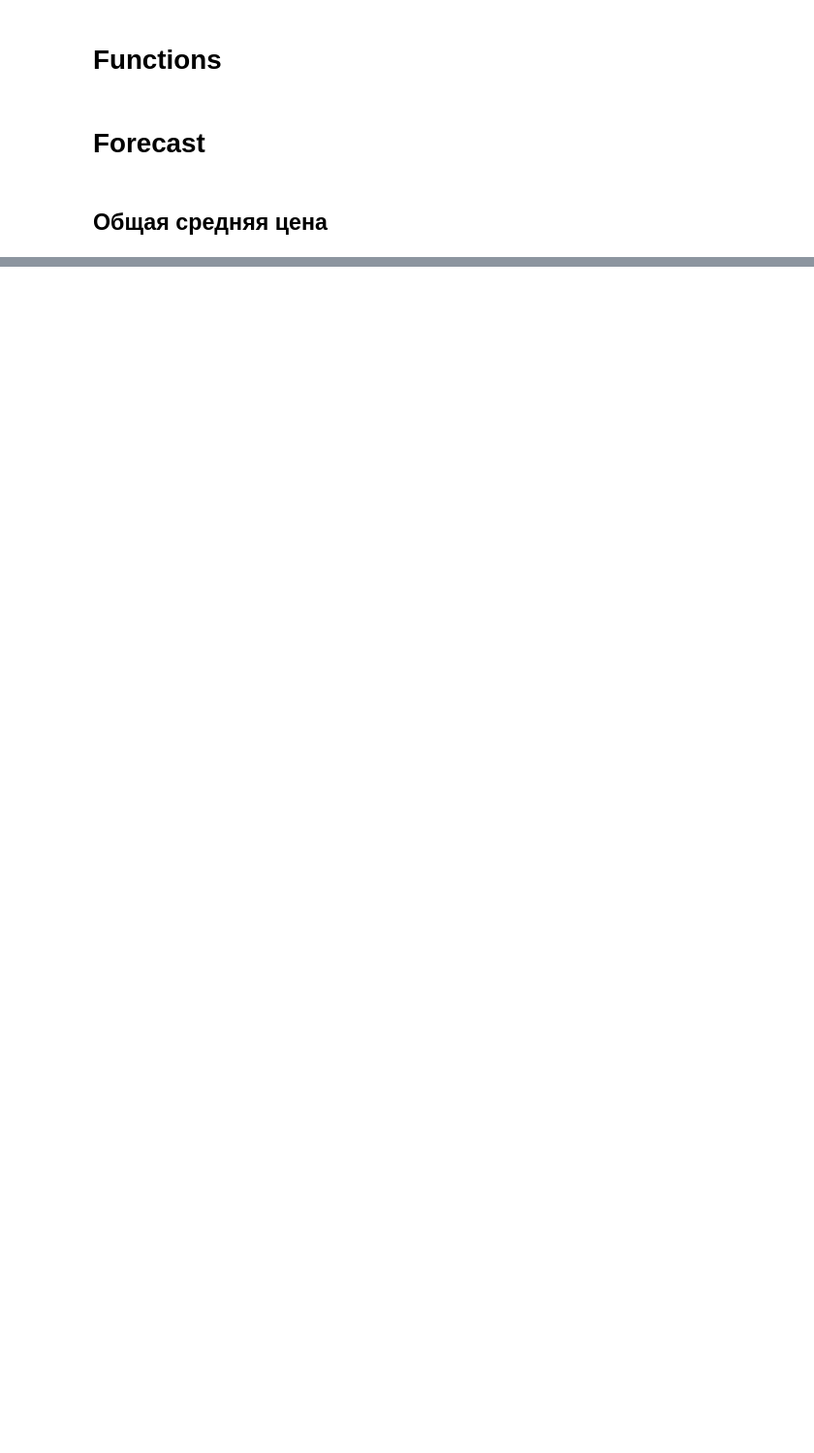
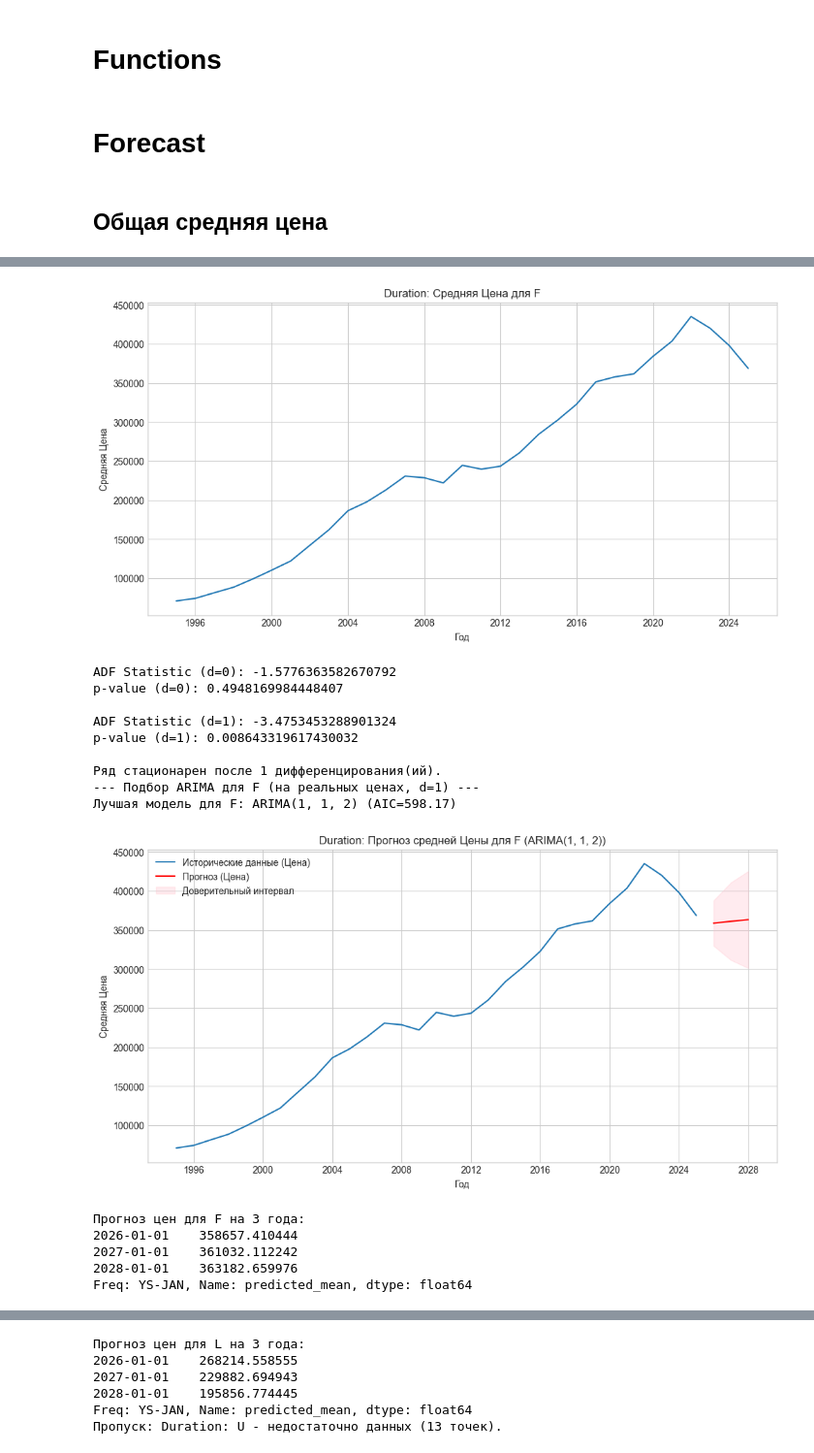
Before and after one commit to 1337Tema/HM-Land-Registry-ML-EDA-ARIMA-Geospatial, a Jupyter notebook: ARIMA.ipynb, the cells around one changed output, grey strips where cells are left out. Shown at 97% size. Saved outputs shown, nothing was run; the diff lists cells and outputs as text; code cells hidden in the pictures; blank space fills up the shorter version.

```diff
--- a/ARIMA.ipynb
+++ b/ARIMA.ipynb
@@ -122,0 +329,22 @@ KeyError: 'Column not found: log_price'
+# %%
+duration_types = df_ts['duration'].dropna().unique()
+for dur_type in duration_types:
+    series_dur_actual = prepare_timeseries(df_ts, 'duration', dur_type)
+    df_results = plot_arima_forecast_statsmodels(series_dur_actual, f"{dur_type}", df_results, n_periods=N_FORECAST_YEARS, title_prefix="Duration: ")
+# %% [output]
+[figure, added]
+ADF Statistic (d=0): -1.5776363582670792
+p-value (d=0): 0.4948169984448407
+
+ADF Statistic (d=1): -3.4753453288901324
+p-value (d=1): 0.008643319617430032
+
+Ряд стационарен после 1 дифференцирования(ий).
+--- Подбор ARIMA для F (на реальных ценах, d=1) ---
+Лучшая модель для F: ARIMA(1, 1, 2) (AIC=598.17)
+[figure, added]
+Прогноз цен для F на 3 года:
+2026-01-01    358657.410444
+2027-01-01    361032.112242
+2028-01-01    363182.659976
+Freq: YS-JAN, Name: predicted_mean, dtype: float64
@@ -122,0 +365,6 @@ KeyError: 'Column not found: log_price'
+Прогноз цен для L на 3 года:
+2026-01-01    268214.558555
+2027-01-01    229882.694943
+2028-01-01    195856.774445
+Freq: YS-JAN, Name: predicted_mean, dtype: float64
+Пропуск: Duration: U - недостаточно данных (13 точек).
```
Also changed, not shown: parts of 20 cells of this notebook, 7 other files.
